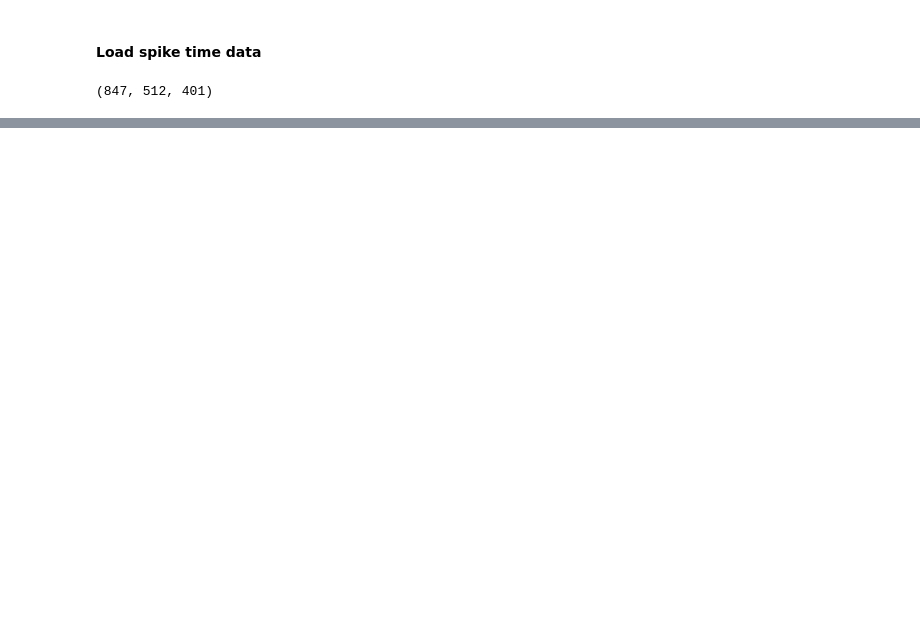
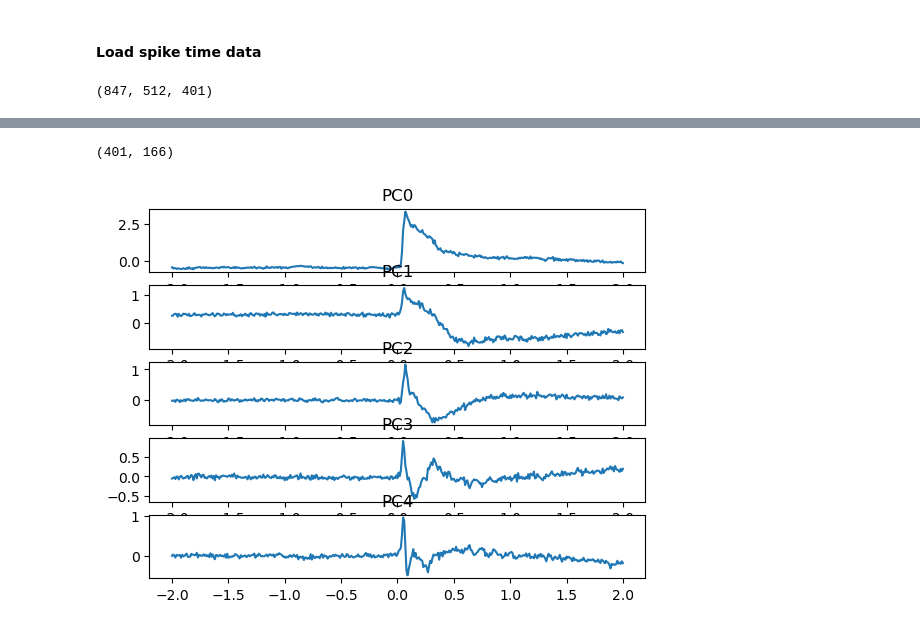
Before and after one commit to abisi/comm-project, a Jupyter notebook: code/data_psth.ipynb, the cells around one changed output, grey strips where cells are left out. Drawn from its saved outputs; the diff is of its cells as text; code cells hidden in the pictures; blank space fills up the shorter version.

```diff
--- a/code/data_psth.ipynb
+++ b/code/data_psth.ipynb
@@ -104,0 +138,12 @@ for trial_type in trial_type_list:
+# %%
+tjm1_proj = pca.transform(test_ah_tjm1.T)
+print(tjm1_proj.shape)
+# %% [output]
+(401, 166)
+# %%
+fig, ax = plt.subplots(5,1)
+for i in range(5):
+    ax[i].plot(np.linspace(-2,2,401), tjm1_proj[:,i])
+    ax[i].set_title(f"PC{i}")
+# %% [output]
+[figure, added]
```
Also changed, not shown: parts of 19 cells of this notebook.
